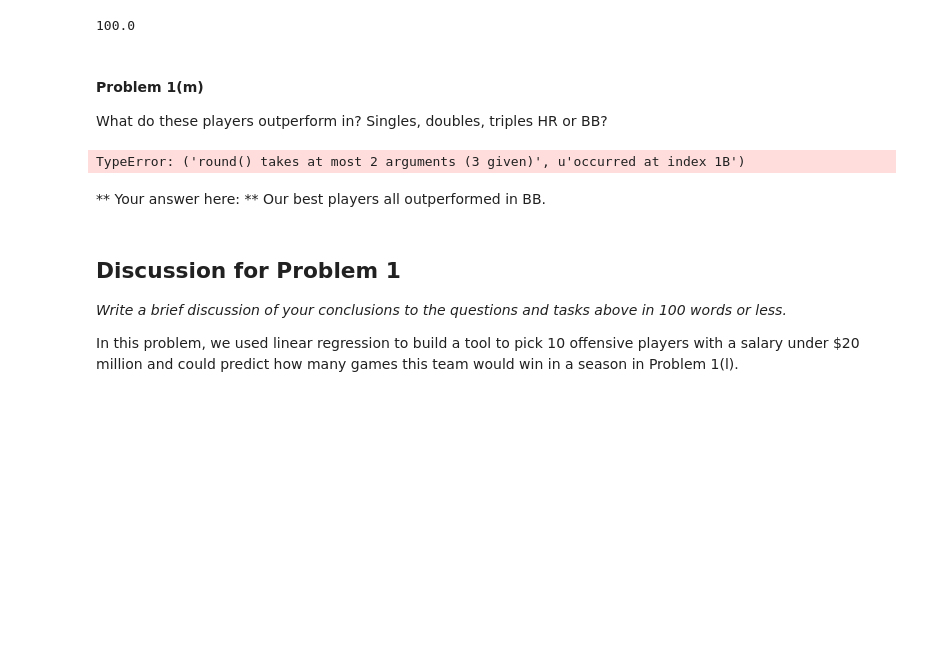
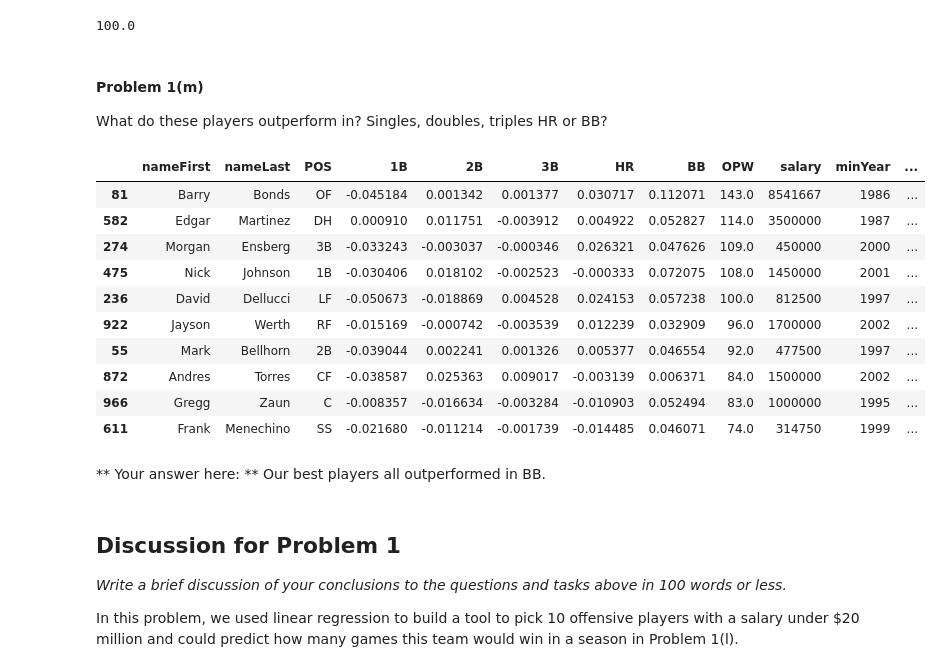
Before and after one commit to clementlefevre/CS109, a Jupyter notebook: 2014/homework-solutions/HW3-solutions.ipynb, the cells around one changed output. Drawn from its saved outputs; the diff is of its cells as text; code cells hidden in the pictures; blank space fills up the shorter version.

```diff
--- a/2014/homework-solutions/HW3-solutions.ipynb
+++ b/2014/homework-solutions/HW3-solutions.ipynb
@@ -501,14 +502,23 @@ round(topPicks['OPW'].mean())
 What do these players outperform in? Singles, doubles, triples HR or BB?
 # %%
 ### Your code here ###
-def round1000(x):
-    return np.round(x*1000)
 
-topPicks[["1B","2B","3B", "HR","BB"]] = topPicks[["1B","2B","3B", "HR","BB"]].apply(round1000)
+
+# topPicks[["1B","2B","3B", "HR","BB"]] = topPicks[["1B","2B","3B", "HR","BB"]].apply(round1000)
 topPicks[["OPW"]] = np.round(topPicks[["OPW"]])
 topPicks[["nameFirst","nameLast","POS","1B","2B","3B", "HR","BB","OPW","salary","minYear","maxYear"]]
 # %% [output]
-TypeError: ('round() takes at most 2 arguments (3 given)', u'occurred at index 1B')
+|  | nameFirst | nameLast | POS | 1B | 2B | 3B | HR | BB | OPW | salary | minYear | ... |
+| 81 | Barry | Bonds | OF | -0.045184 | 0.001342 | 0.001377 | 0.030717 | 0.112071 | 143.0 | 8541667 | 1986 | ... |
+| 582 | Edgar | Martinez | DH | 0.000910 | 0.011751 | -0.003912 | 0.004922 | 0.052827 | 114.0 | 3500000 | 1987 | ... |
+| 274 | Morgan | Ensberg | 3B | -0.033243 | -0.003037 | -0.000346 | 0.026321 | 0.047626 | 109.0 | 450000 | 2000 | ... |
+| 475 | Nick | Johnson | 1B | -0.030406 | 0.018102 | -0.002523 | -0.000333 | 0.072075 | 108.0 | 1450000 | 2001 | ... |
+| 236 | David | Dellucci | LF | -0.050673 | -0.018869 | 0.004528 | 0.024153 | 0.057238 | 100.0 | 812500 | 1997 | ... |
+| 922 | Jayson | Werth | RF | -0.015169 | -0.000742 | -0.003539 | 0.012239 | 0.032909 | 96.0 | 1700000 | 2002 | ... |
+| 55 | Mark | Bellhorn | 2B | -0.039044 | 0.002241 | 0.001326 | 0.005377 | 0.046554 | 92.0 | 477500 | 1997 | ... |
+| 872 | Andres | Torres | CF | -0.038587 | 0.025363 | 0.009017 | -0.003139 | 0.006371 | 84.0 | 1500000 | 2002 | ... |
+| 966 | Gregg | Zaun | C | -0.008357 | -0.016634 | -0.003284 | -0.010903 | 0.052494 | 83.0 | 1000000 | 1995 | ... |
+| 611 | Frank | Menechino | SS | -0.021680 | -0.011214 | -0.001739 | -0.014485 | 0.046071 | 74.0 | 314750 | 1999 | ... |
 # %% [markdown]
 ** Your answer here: ** Our best players all outperformed in BB.
 # %% [markdown]
```
Also changed, not shown: parts of 17 cells of this notebook.
